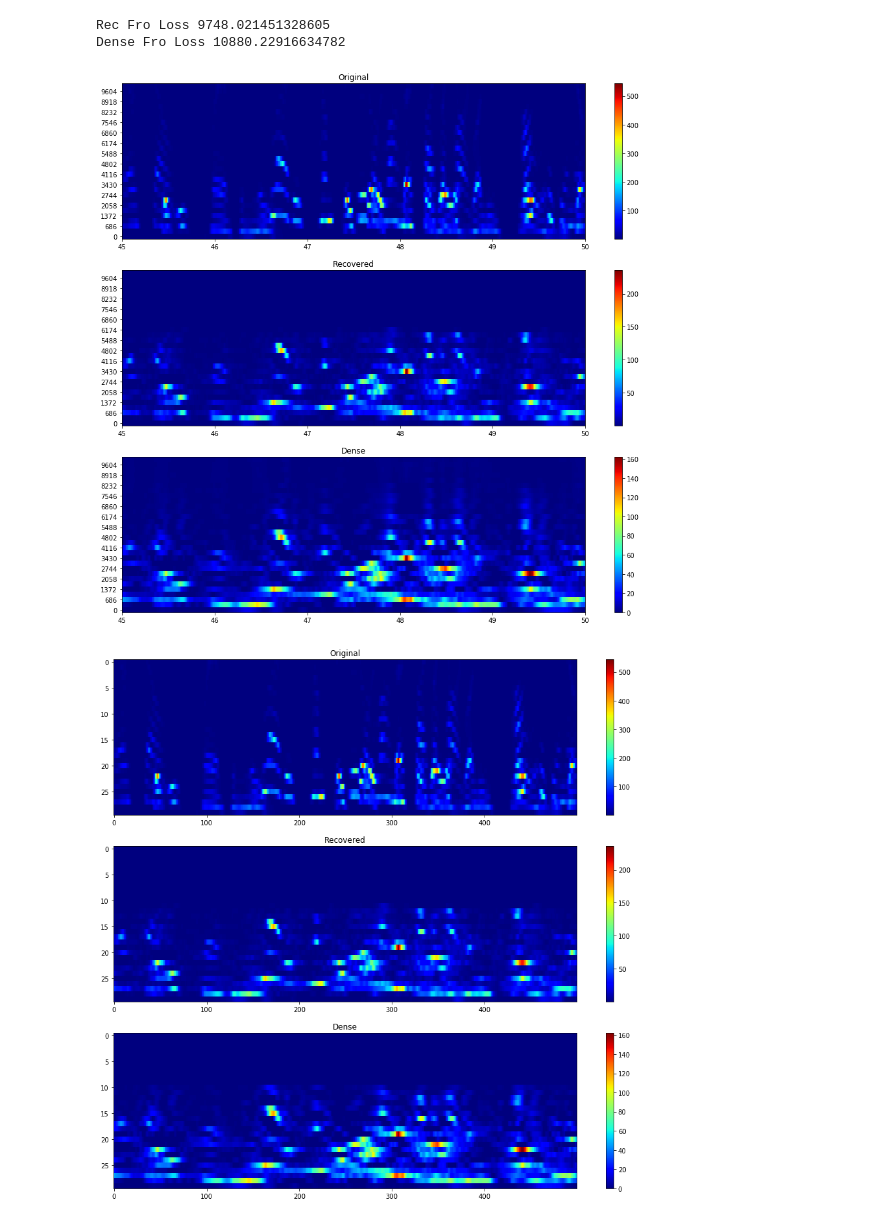
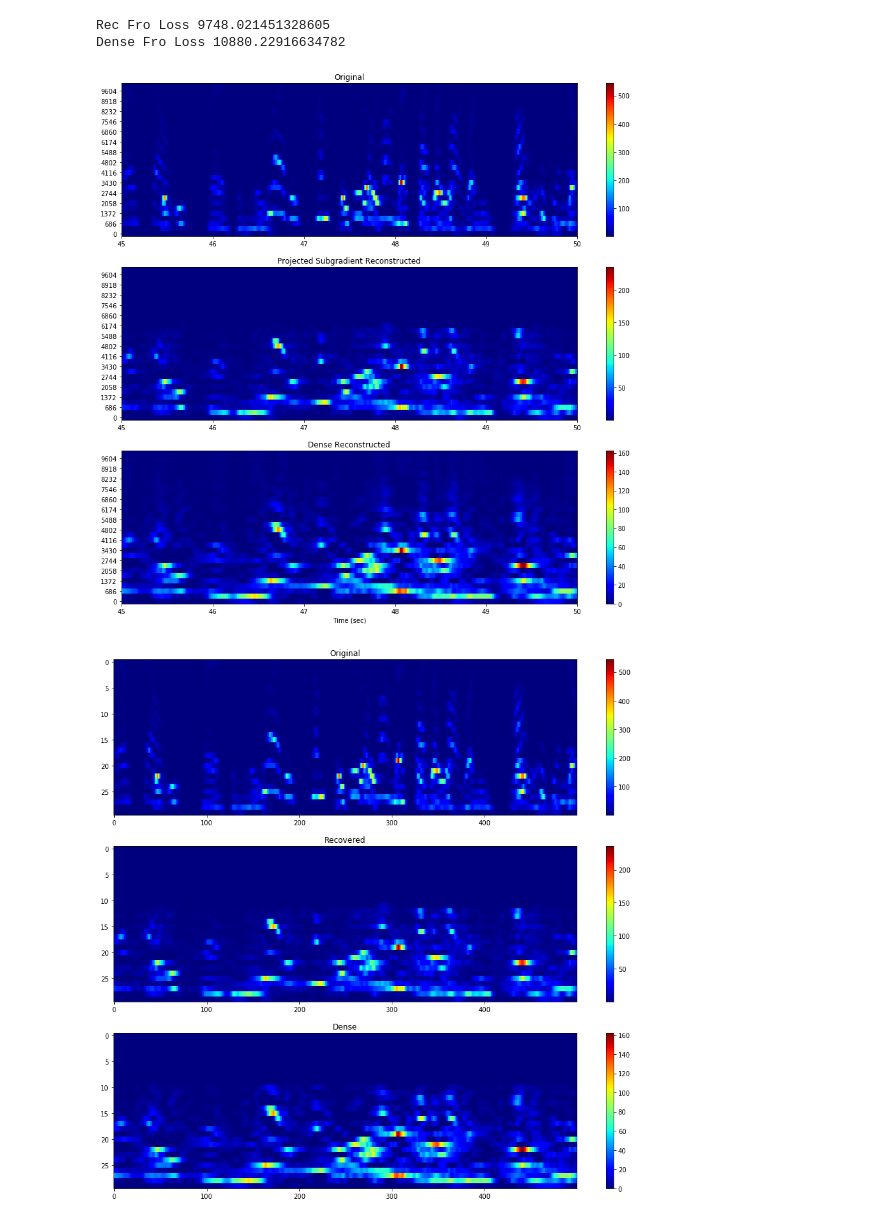
Before and after one commit to adityasinha379/Sparse-Recovery-of-Heard-Speech-Spectrogram, a Jupyter notebook: Project_as5624_vsr2119.ipynb, the cells around one changed output. Saved outputs shown, nothing was run; the diff lists cells and outputs as text; code cells hidden in the pictures.

Commit message:
Updated plotting

```diff
--- a/Project_as5624_vsr2119.ipynb
+++ b/Project_as5624_vsr2119.ipynb
@@ -267,33 +272,34 @@ Dense Fro Loss 10880.22916634782
 # %%
 nFreqs = 30
 spc=2
 tStart = 4500
 tLen = 500
 plt.figure(figsize=(16,15))
 plt.subplot(311)
 plt.title('Original')
 plt.imshow(np.flipud(X0[:nFreqs,tStart:tStart+tLen]),cmap='jet', aspect='auto')
 plt.xticks(ticks=np.arange(0,501,100), labels=np.arange(tStart//100,(tStart+tLen+100)//100,1))
 plt.yticks(ticks=np.flip(np.arange(0,nFreqs,spc))+1,
            labels=np.arange(0,22000//64*nFreqs,22000//64*spc))
 plt.colorbar()
 plt.subplot(312)
-plt.title('Recovered')
+plt.title('Projected Subgradient Reconstructed')
 plt.imshow(np.flipud(X0rec[:nFreqs,tStart:tStart+tLen]), cmap='jet', aspect='auto')
 plt.xticks(ticks=np.arange(0,501,100), labels=np.arange(tStart//100,(tStart+tLen+100)//100,1))
 plt.yticks(ticks=np.flip(np.arange(0,nFreqs,spc))+1,
            labels=np.arange(0,22000//64*nFreqs,22000//64*spc))
 plt.colorbar()
 plt.subplot(313)
-plt.title('Dense')
+plt.title('Dense Reconstructed')
 plt.imshow(np.flipud(X0dense[:nFreqs,tStart:tStart+tLen]), cmap='jet', aspect='auto')
 plt.xticks(ticks=np.arange(0,501,100), labels=np.arange(tStart//100,(tStart+tLen+100)//100,1))
 plt.yticks(ticks=np.flip(np.arange(0,nFreqs,spc))+1,
            labels=np.arange(0,22000//64*nFreqs,22000//64*spc))
+plt.xlabel('Time (sec)')
 plt.colorbar()
 plt.show()
 # %% [output]
-[figure, old version]
+[figure, new version]
 # %%
 X0dense_0 = X0dense.copy()
 X0dense_0[20:,:] = 0
```
Also changed, not shown: parts of 1 cell of this notebook.
